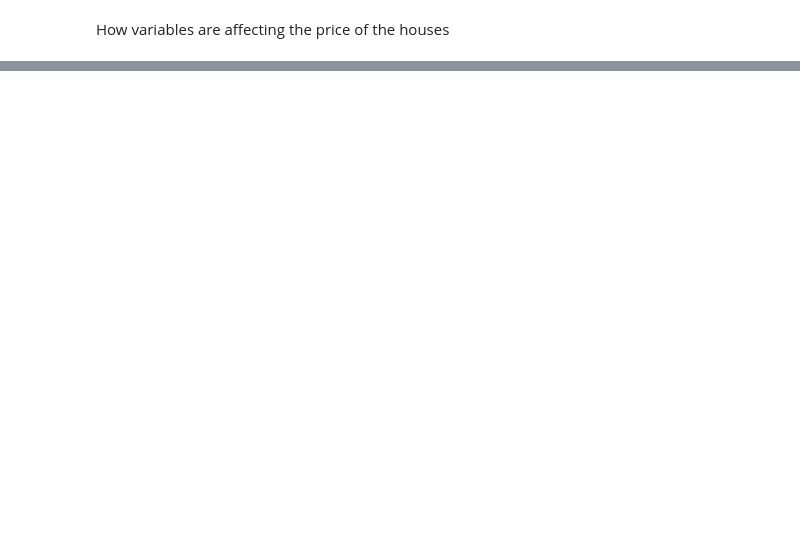
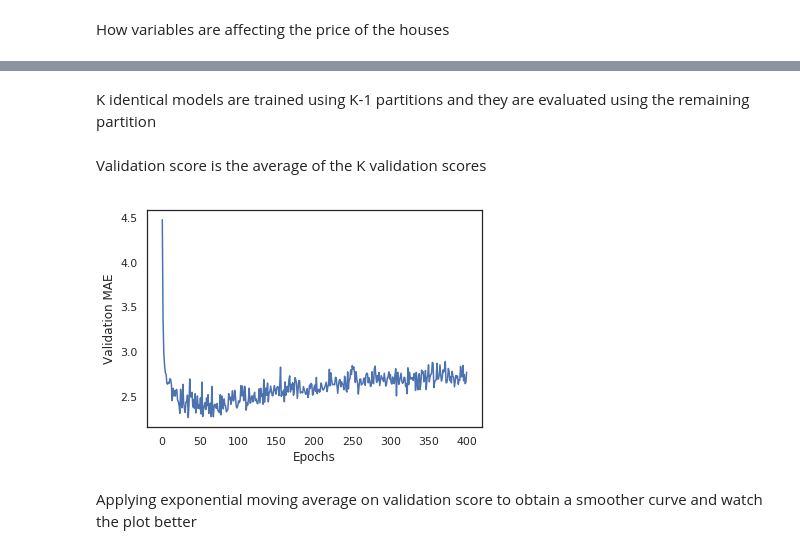
Before and after one commit to alvertogit/datascience, a Jupyter notebook: Boston housing price regression dataset.ipynb, the cells around one changed output, grey strips where cells are left out. Drawn from its saved outputs; the diff is of its cells as text; code cells hidden in the pictures; blank space fills up the shorter version.

Commit message:
added kfold cv to housing notebook

```diff
--- a/Boston housing price regression dataset.ipynb
+++ b/Boston housing price regression dataset.ipynb
@@ -106,0 +119,8 @@ plt.show()
+# %%
+def build_model():
+    model = models.Sequential()
+    model.add(layers.Dense(64, activation='relu', input_shape=(train_data.shape[1],)))
+    model.add(layers.Dense(64, activation='relu'))
+    model.add(layers.Dense(1))
+    model.compile(optimizer='rmsprop', loss='mse', metrics=['mae'])
+    return model
@@ -106,0 +133,32 @@ plt.show()
+# %%
+from sklearn.model_selection import KFold
+kf = KFold(n_splits=4)
+# %% [markdown]
+K identical models are trained using K-1 partitions and they are evaluated using the remaining partition
+# %%
+num_epochs = 400
+all_mae_h = []
+
+for train_index, val_index in kf.split(train_data):
+    partial_train_data,val_data = train_data[train_index],train_data[val_index]
+    partial_train_targets,val_targets = train_targets[train_index],train_targets[val_index]
+    model = build_model()
+    result = model.fit(partial_train_data,partial_train_targets,
+                       validation_data=(val_data,val_targets),
+                       epochs=num_epochs, batch_size=1, verbose=0)
+
+    mae_h = result.history['val_mean_absolute_error']
+    all_mae_h.append(mae_h)
+# %% [markdown]
+Validation score is the average of the K validation scores
+# %%
+avg_mae_h = [np.mean([x[i] for x in all_mae_h]) for i in range(num_epochs)]
+# %%
+plt.plot(range(1, len(avg_mae_h) + 1), avg_mae_h)
+plt.xlabel('Epochs')
+plt.ylabel('Validation MAE')
+plt.show()
+# %% [output]
+[figure, added]
+# %% [markdown]
+Applying exponential moving average on validation score to obtain a smoother curve and watch the plot better
```
Also changed, not shown: parts of 20 cells of this notebook.
